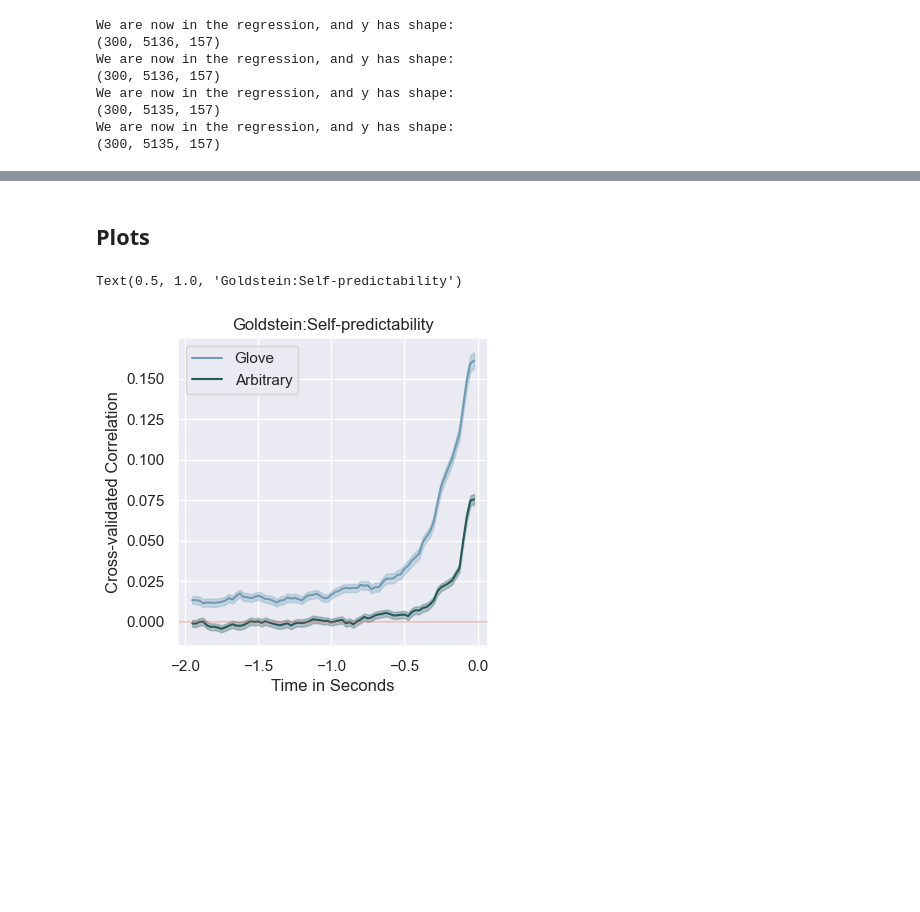
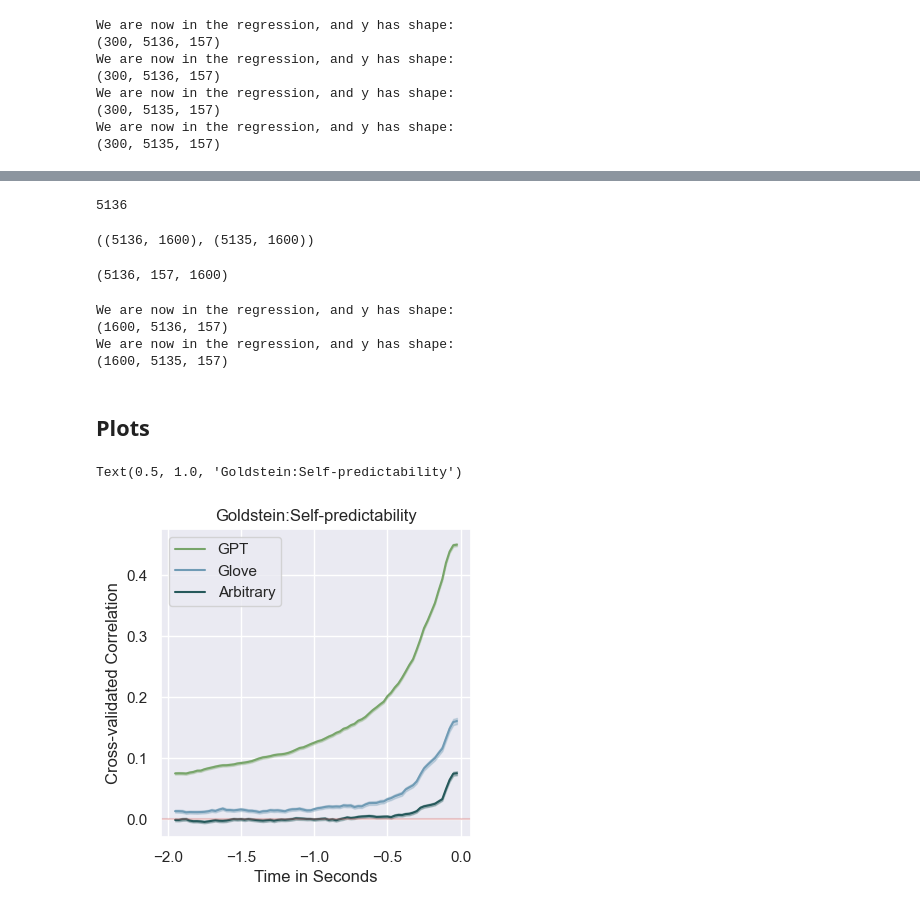
Before and after one commit to InesSchoenmann/Lingpred, a Jupyter notebook: notebooks_new/Compute_Selfpredictability.ipynb, the cells around one changed output, grey strips where cells are left out. Drawn from its saved outputs; the diff is of its cells as text; code cells hidden in the pictures; blank space fills up the shorter version.

Commit message:
added GPT encoding for audio and self-predictability

```diff
--- a/notebooks_new/Compute_Selfpredictability.ipynb
+++ b/notebooks_new/Compute_Selfpredictability.ipynb
@@ -163,0 +195,30 @@ We are now in the regression, and y has shape:
+# %%
+mask            = gpt_dataframe["word_idx"] != gpt_dataframe["word_idx"].shift(-1)
+df_filtered     = gpt_dataframe[mask]
+mask_last_token = df_filtered.index
+len(mask_last_token)
+# %% [output]
+5136
+# %%
+X_GPT              = X_GPT[mask_last_token]
+X_GPT_residualised = regress_out_one(X_GPT)
+X_GPT.shape, X_GPT_residualised.shape
+# %% [output]
+((5136, 1600), (5135, 1600))
+# %%
+y_GPT = make_y_matrix_for_selfpred(indices=indices, X=X_GPT)
+y_GPT.shape
+# %% [output]
+(5136, 157, 1600)
+# %%
+
+selfpred_GPT = self_predictability(X=X_GPT, y=np.swapaxes(np.swapaxes(y_GPT, 0, 2), 1, 2))
+
+# for residualised we drop the first 'epoch' from y:
+selfpred_GPT_residualised = self_predictability(X=X_GPT_residualised,
+                                                y=np.swapaxes(np.swapaxes(y_GPT[1:], 0, 2), 1, 2))
+# %% [output]
+We are now in the regression, and y has shape:
+(1600, 5136, 157)
+We are now in the regression, and y has shape:
+(1600, 5135, 157)
@@ -166,25 +247,25 @@ We are now in the regression, and y has shape:
 # %%
 from lingpred_new.plotting import times_100, colours, lowerCI, upperCI
 
 # get model names
-models = ['Glove', 'Arbitrary']
+models = ['GPT', 'Glove', 'Arbitrary']
 labels = models
 
 
 fig, (ax1) = plt.subplots(1, 1, figsize=(4, 4))
 
-for i, corr in enumerate([selfpred_Glove, selfpred_arbitrary]):
+for i, corr in enumerate([selfpred_GPT, selfpred_Glove, selfpred_arbitrary]):
     ax1.plot(times_100[:78], corr.mean(axis=0)[:78], c=colours[models[i]], label=labels[i])
     ax1.fill_between(times_100[:78], lowerCI(corr)[:78], upperCI(corr)[:78], color=colours[models[i]], alpha=0.3)
 
 ax1.legend()
 #ax1.set_ylim([-0.005, 0.05])
 ax1.set_xlabel('Time in Seconds', fontsize=12)
 ax1.set_ylabel('Cross-validated Correlation', fontsize=12)
 ax1.axhline(c='indianred',  alpha=0.3)
 ax1.set_title(dataset+':' + 'Self-predictability')
 # %% [output]
 Text(0.5, 1.0, 'Goldstein:Self-predictability')
-[figure, old version]
+[figure, new version]
 # %%
 # get model names
```
Also changed, not shown: parts of 6 cells of this notebook, 1 other file.
